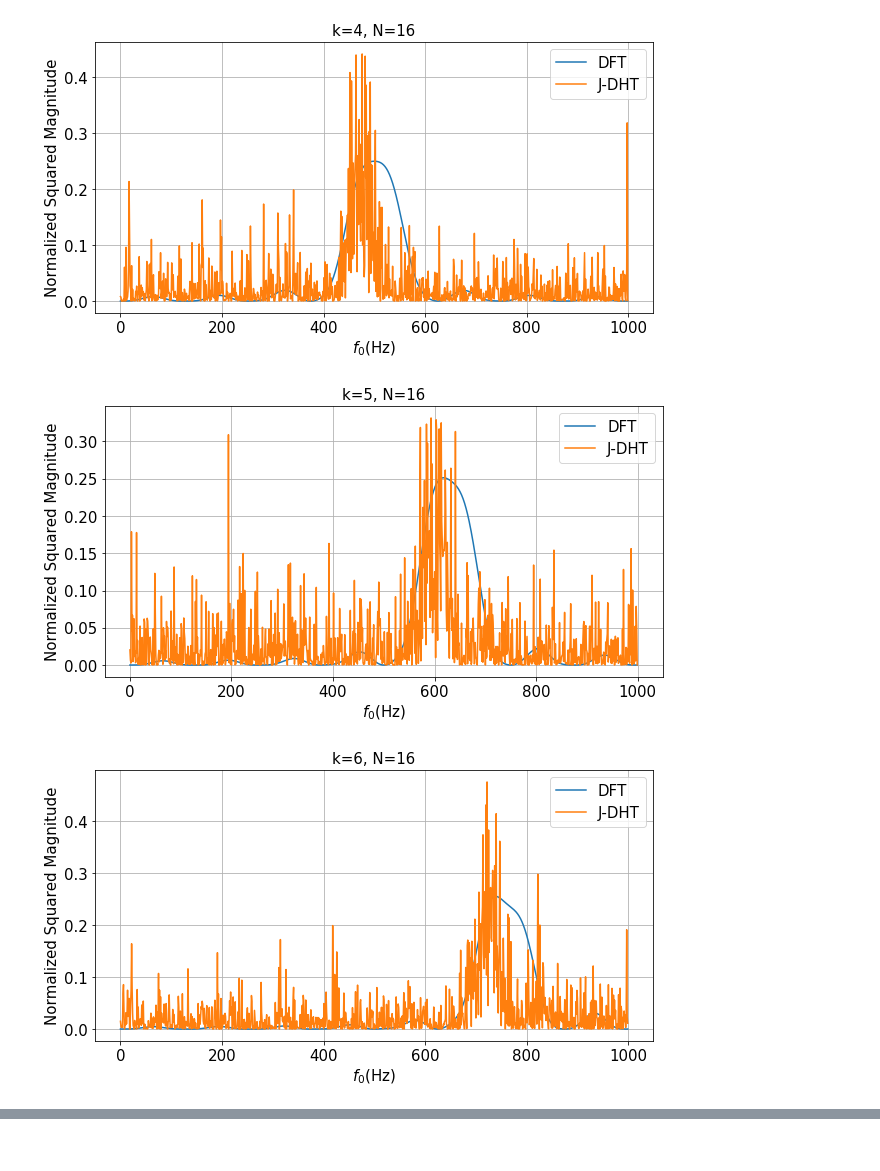
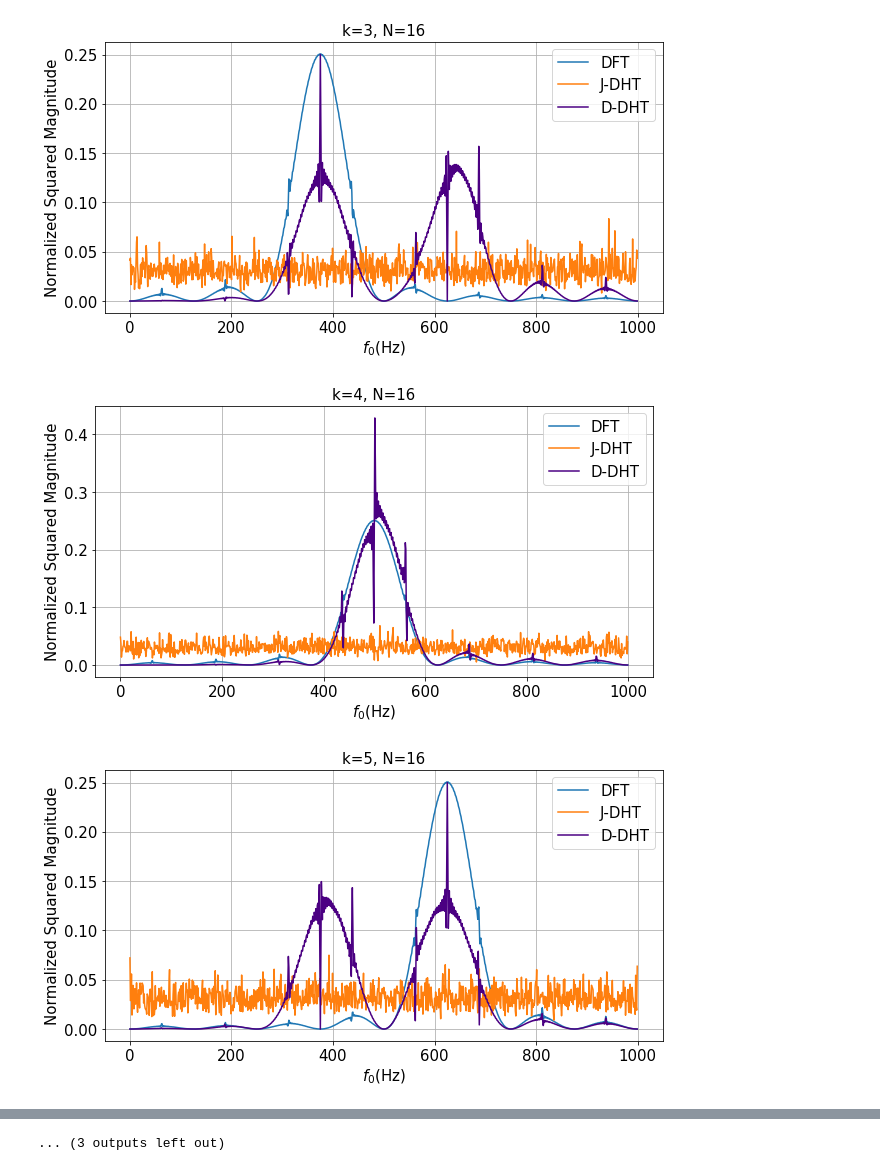
Before and after one commit to rexxy-sasori/Area_Constraint_Frequency_Analysis, a Jupyter notebook: notebooks/JitteredDHT.ipynb, the cells around one changed output, grey strips where cells are left out. Saved outputs shown, nothing was run; the diff lists cells and outputs as text; code cells hidden in the pictures.

```diff
--- a/notebooks/JitteredDHT.ipynb
+++ b/notebooks/JitteredDHT.ipynb
@@ -10,7 +10,7 @@ from core.freq_transform import transform_all
 usr_config = parse_config('../yaml/example.yaml')
 # %%
 N = 16
-L = 1
+L = 20
 phi = np.pi*0/4
 
 usr_config.signal.block_size = N
@@ -18,7 +18,7 @@ usr_config.signal.num_blocks_avg = L
 usr_config.signal.hop_size = N*L
 usr_config.signal.num_pos_decision = 2
 
-usr_config.noise.init_args.top = 0.
+usr_config.noise.init_args.top = 0
 usr_config.noise.init_args.steady_state = 0
 npos = usr_config.signal.num_pos_decision
 fs = usr_config.signal.fs
@@ -37,19 +37,19 @@ for idx_f, f in enumerate(test_f):
 
         input_signal_generator = signal_generator.InputSignalGenerator(usr_config.signal, usr_config.noise)
         input_signal, _ = input_signal_generator.get()
-        input_signal = input_signal[:npos,:,:]
+        input_signal = input_signal[:npos:,:,:]
         sqm, _ = transform_all(input_signal, usr_config.freq_transform_method, usr_config.signal)
         sqm = sqm.mean(1)
 
         ret[idx_m, :, idx_f] = sqm[0]
 # %%
-bins = np.array([i for i in range(1,int(N/2))] + [i for i in range(int(N/2)+1, N)])
+bins = np.array([i for i in range(0,int(N/2))] + [i for i in range(int(N/2)+1, N)])
 for k in bins:
     plt.figure(figsize=(10,5))
     plt.plot(test_f[0:int(len(test_f)/2)],ret[0, k, 0:int(len(test_f)/2)],label='DFT',)
     plt.plot(test_f[0:int(len(test_f)/2)],ret[2, k, 0:int(len(test_f)/2)],label='J-DHT')
     #plt.plot(test_f[0:int(len(test_f)/2)],ret[1, k, 0:int(len(test_f)/2)],label='DHT',)
-    #plt.plot(test_f[0:int(len(test_f)/2)],ret[3, k, 0:int(len(test_f)/2)],label='D-DHT',c='indigo')
+    plt.plot(test_f[0:int(len(test_f)/2)],ret[3, k, 0:int(len(test_f)/2)],label='D-DHT',c='indigo')
     #plt.axvline(x=k*fs/N,c='k')
     plt.legend(fontsize=15)
     plt.grid()
@@ -70,3 +70,3 @@ for k in bins:
-[figure, old version]
+[figure, new version]
-[figure, old version]
+[figure, new version]
-[figure, old version]
+[figure, new version]
@@ -81,3 +79,4 @@ for k in bins:
+... (3 outputs left out)
 # %%
 plt.plot(ret[3, 6, 0:int(len(test_f)/2)])
 # %% [output]
```
Also changed, not shown: parts of 5 cells of this notebook, 4 other files.
